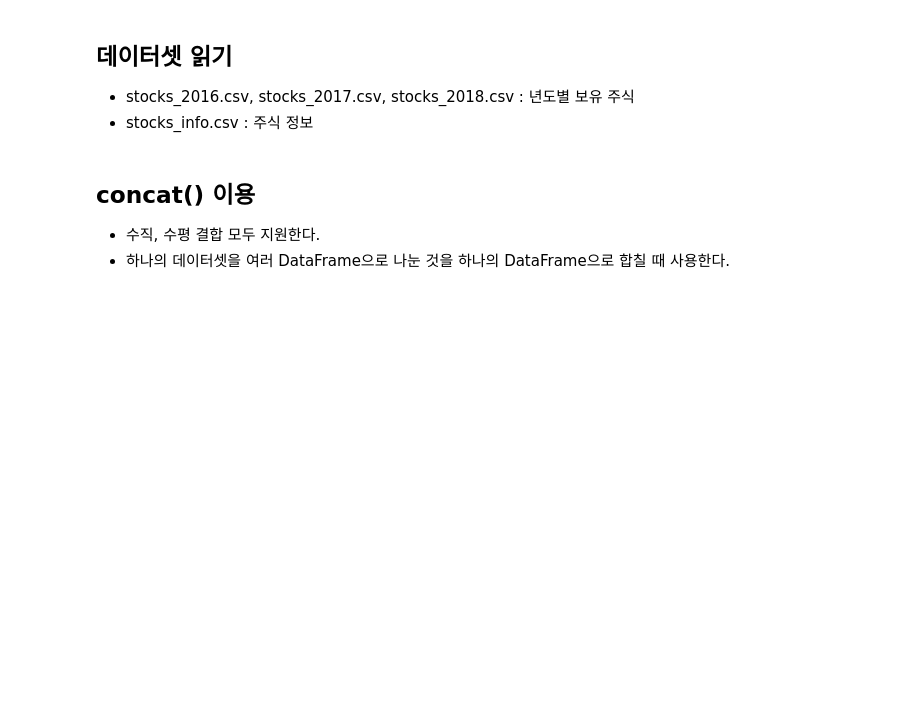
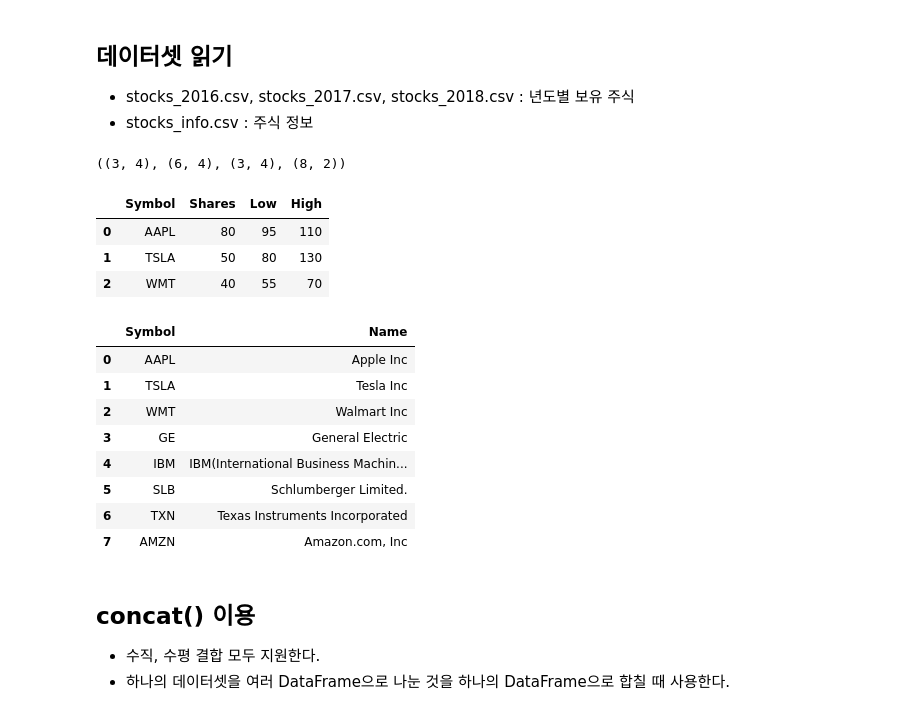
Before and after one commit to clerknek/PlayData, a Jupyter notebook: 02_Pandas/05_Pandas_DataFrame_합치기.ipynb, the cells around one changed output. Cells and saved outputs as stored; diff of their text form; code cells hidden in the pictures; blank space fills up the shorter version.

```diff
--- a/02_Pandas/05_Pandas_DataFrame_합치기.ipynb
+++ b/02_Pandas/05_Pandas_DataFrame_합치기.ipynb
@@ -18,3 +24,30 @@
+# %%
+import pandas as pd
+file_names = ['2016', '2017', '2018', 'info'] # 파일 형식의 규칙이 다를 때는 파일을 다 넣으면 된다.
+stock_2016, stock_2017, stock_2018, stock_info = [pd.read_csv(f'data/stocks_{txt}.csv') for txt in file_names]
+# %%
+stock_2016.shape, stock_2017.shape, stock_2018.shape, stock_info.shape
+# %% [output]
+((3, 4), (6, 4), (3, 4), (8, 2))
+# %%
+stock_2016
+# %% [output]
+|  | Symbol | Shares | Low | High |
+| 0 | AAPL | 80 | 95 | 110 |
+| 1 | TSLA | 50 | 80 | 130 |
+| 2 | WMT | 40 | 55 | 70 |
+# %%
+stock_info
+# %% [output]
+|  | Symbol | Name |
+| 0 | AAPL | Apple Inc |
+| 1 | TSLA | Tesla Inc |
+| 2 | WMT | Walmart Inc |
+| 3 | GE | General Electric |
+| 4 | IBM | IBM(International Business Machin... |
+| 5 | SLB | Schlumberger Limited. |
+| 6 | TXN | Texas Instruments Incorporated |
+| 7 | AMZN | Amazon.com, Inc |
 # %% [markdown]
 ## concat() 이용
 - 수직, 수평 결합 모두 지원한다.
```
Also changed, not shown: parts of 2 cells of this notebook.
